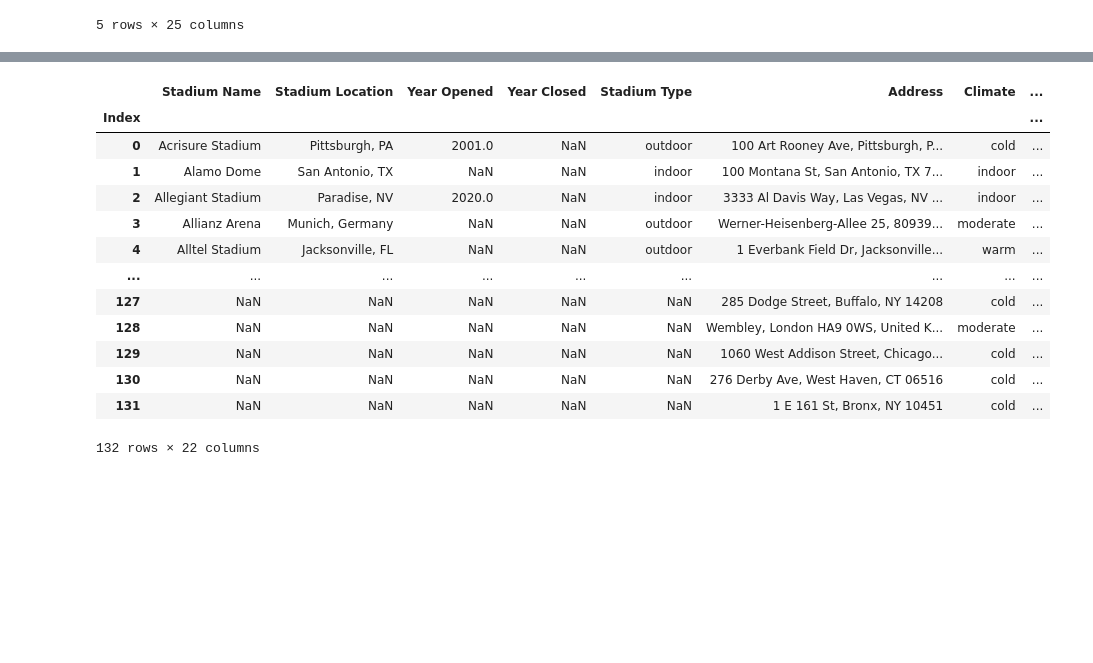
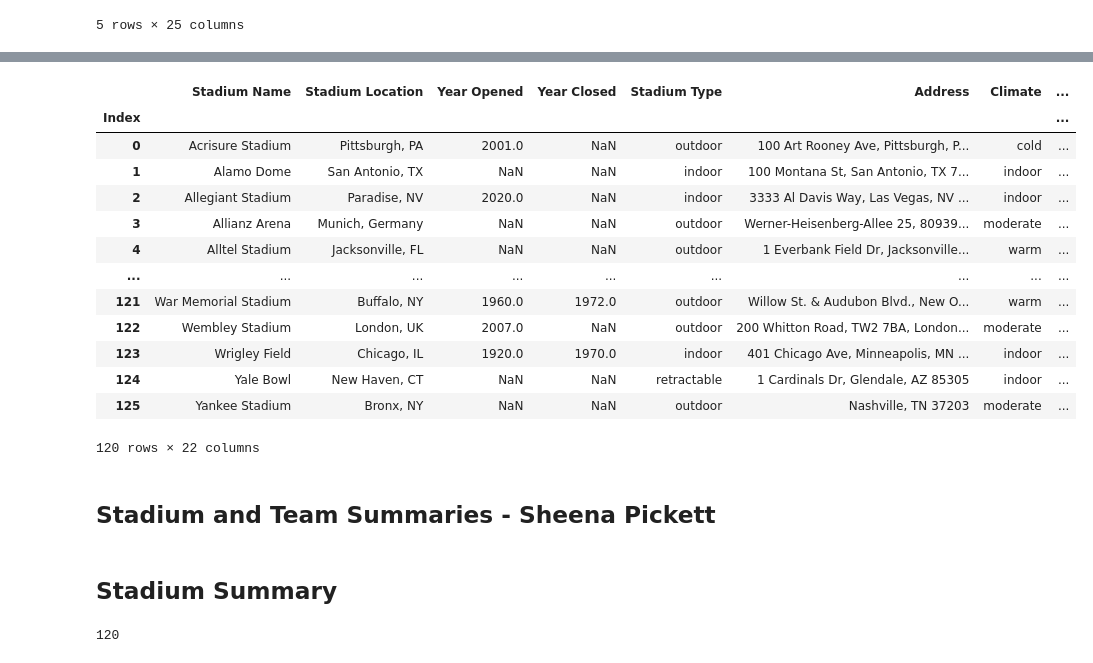
Before and after one commit to meltonme/nfl_sports_betting_analysis, a Jupyter notebook: NFL Betting Analysis/betting_analysis.ipynb, the cells around one changed output, grey strips where cells are left out. Drawn from its saved outputs; the diff is of its cells as text; code cells hidden in the pictures; blank space fills up the shorter version.

Commit message:
Added part 1 of Sheena's summaries to the code

```diff
--- a/NFL Betting Analysis/betting_analysis.ipynb
+++ b/NFL Betting Analysis/betting_analysis.ipynb
@@ -114,19 +105,5 @@ Index(['Stadium Name', 'Stadium Location', 'Year Opened', 'Year Closed',
 # %%
-renamed_team_stadium_merged
+#renamed_team_stadium_merged.head()
-# %% [output]
-|  | Stadium Name | Stadium Location | Year Opened | Year Closed | Stadium Type | Address | Climate | ... |
-| Index |  |  |  |  |  |  |  | ... |
-| 0 | Acrisure Stadium | Pittsburgh, PA | 2001.0 | NaN | outdoor | 100 Art Rooney Ave, Pittsburgh, P... | cold | ... |
-| 1 | Alamo Dome | San Antonio, TX | NaN | NaN | indoor | 100 Montana St, San Antonio, TX 7... | indoor | ... |
-| 2 | Allegiant Stadium | Paradise, NV | 2020.0 | NaN | indoor | 3333 Al Davis Way, Las Vegas, NV ... | indoor | ... |
-| 3 | Allianz Arena | Munich, Germany | NaN | NaN | outdoor | Werner-Heisenberg-Allee 25, 80939... | moderate | ... |
-| 4 | Alltel Stadium | Jacksonville, FL | NaN | NaN | outdoor | 1 Everbank Field Dr, Jacksonville... | warm | ... |
-| ... | ... | ... | ... | ... | ... | ... | ... | ... |
-| 127 | NaN | NaN | NaN | NaN | NaN | 285 Dodge Street, Buffalo, NY 14208 | cold | ... |
-| 128 | NaN | NaN | NaN | NaN | NaN | Wembley, London HA9 0WS, United K... | moderate | ... |
-| 129 | NaN | NaN | NaN | NaN | NaN | 1060 West Addison Street, Chicago... | cold | ... |
-| 130 | NaN | NaN | NaN | NaN | NaN | 276 Derby Ave, West Haven, CT 06516 | cold | ... |
-| 131 | NaN | NaN | NaN | NaN | NaN | 1 E 161 St, Bronx, NY 10451 | cold | ... |
-132 rows × 22 columns
 # %%
-#Calculate the total
+#Adjust the stadium capacity numbers so that they are the same format
+renamed_team_stadium_merged['Stadium Capacity'] = renamed_team_stadium_merged['Stadium Capacity'].replace(',', '').astype(float)
@@ -132,0 +116,33 @@ renamed_team_stadium_merged
+# %%
+#some more duplicate clean up
+renamed_team_stadium_merged.drop_duplicates(subset=['Stadium Name','Latitude','Longitude'], inplace=True)
+# %%
+#Drop specific rows
+renamed_team_stadium_merged = renamed_team_stadium_merged.drop([126,127,128,129,130,131])
+renamed_team_stadium_merged
+# %% [output]
+|  | Stadium Name | Stadium Location | Year Opened | Year Closed | Stadium Type | Address | Climate | ... |
+| Index |  |  |  |  |  |  |  | ... |
+| 0 | Acrisure Stadium | Pittsburgh, PA | 2001.0 | NaN | outdoor | 100 Art Rooney Ave, Pittsburgh, P... | cold | ... |
+| 1 | Alamo Dome | San Antonio, TX | NaN | NaN | indoor | 100 Montana St, San Antonio, TX 7... | indoor | ... |
+| 2 | Allegiant Stadium | Paradise, NV | 2020.0 | NaN | indoor | 3333 Al Davis Way, Las Vegas, NV ... | indoor | ... |
+| 3 | Allianz Arena | Munich, Germany | NaN | NaN | outdoor | Werner-Heisenberg-Allee 25, 80939... | moderate | ... |
+| 4 | Alltel Stadium | Jacksonville, FL | NaN | NaN | outdoor | 1 Everbank Field Dr, Jacksonville... | warm | ... |
+| ... | ... | ... | ... | ... | ... | ... | ... | ... |
+| 121 | War Memorial Stadium | Buffalo, NY | 1960.0 | 1972.0 | outdoor | Willow St. & Audubon Blvd., New O... | warm | ... |
+| 122 | Wembley Stadium | London, UK | 2007.0 | NaN | outdoor | 200 Whitton Road, TW2 7BA, London... | moderate | ... |
+| 123 | Wrigley Field | Chicago, IL | 1920.0 | 1970.0 | indoor | 401 Chicago Ave, Minneapolis, MN ... | indoor | ... |
+| 124 | Yale Bowl | New Haven, CT | NaN | NaN | retractable | 1 Cardinals Dr, Glendale, AZ 85305 | indoor | ... |
+| 125 | Yankee Stadium | Bronx, NY | NaN | NaN | outdoor | Nashville, TN 37203 | moderate | ... |
+120 rows × 22 columns
+# %% [markdown]
+## Stadium and Team Summaries - Sheena Pickett
+# %% [markdown]
+## Stadium Summary
+# %%
+#Calculate the total number of stadiums
+
+stadium_count = renamed_team_stadium_merged["Stadium Name"].nunique()
+stadium_count
+# %% [output]
+120
```
Also changed, not shown: parts of 15 cells of this notebook.
